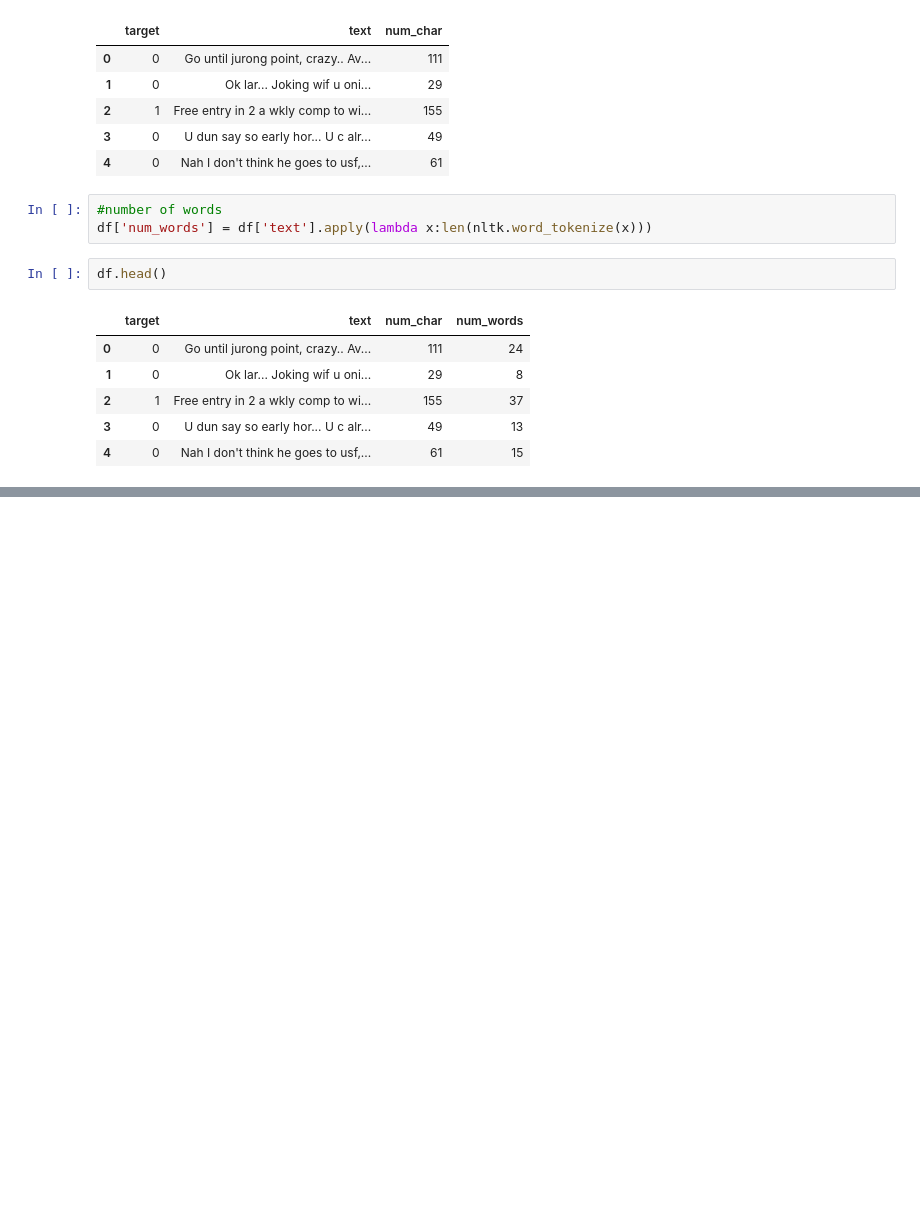
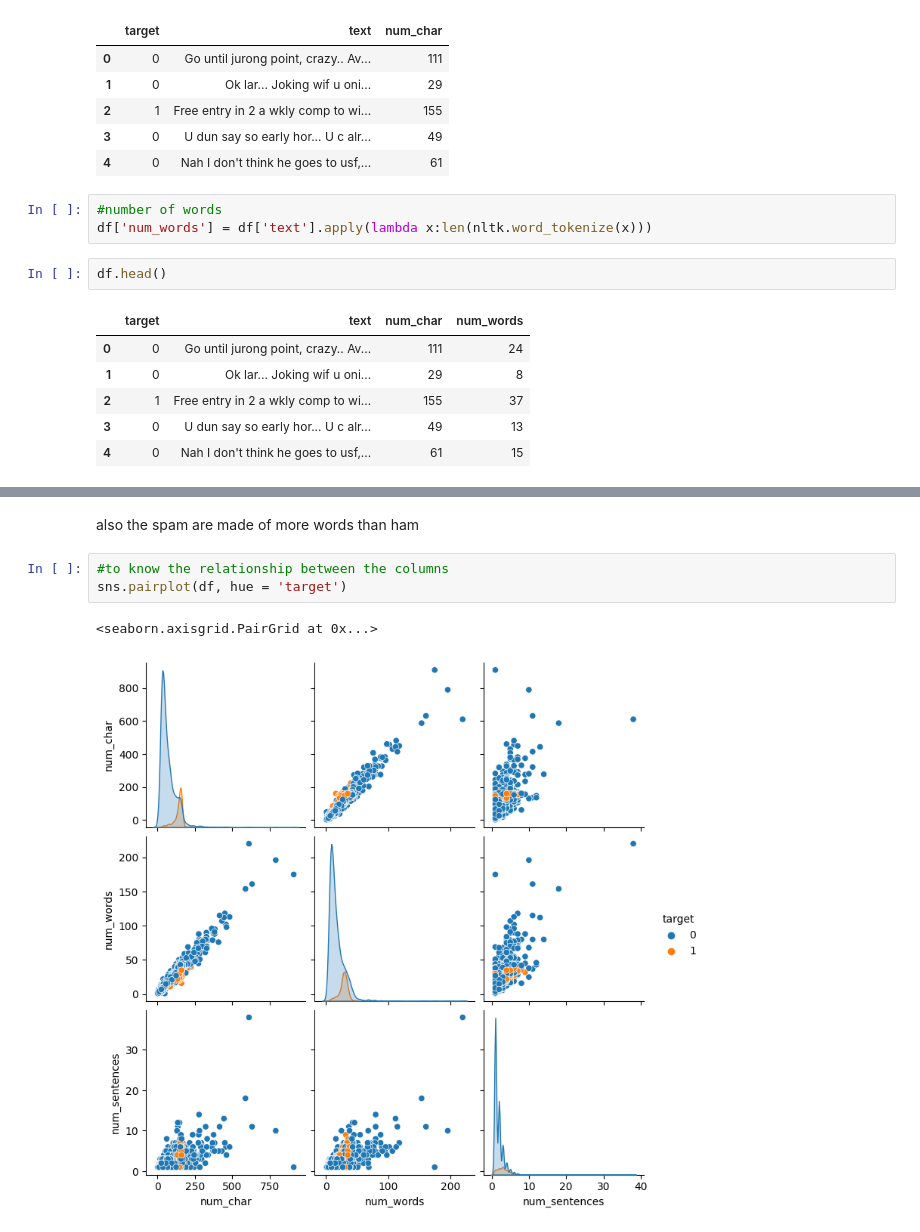
Before and after one commit to Sehaj-kahlon/Mail-Classification, a Jupyter notebook: mail_classifier.ipynb, the cells around one changed output, grey strips where cells are left out. Saved outputs shown, nothing was run; the diff lists cells and outputs as text; blank space fills up the shorter version.

```diff
--- a/mail_classifier.ipynb
+++ b/mail_classifier.ipynb
@@ -142,0 +219,8 @@ df.head()
+# %% [markdown]
+also the spam are made of more words than ham
+# %%
+#to know the relationship between the columns
+sns.pairplot(df, hue = 'target')
+# %% [output]
+<seaborn.axisgrid.PairGrid at 0x...>
+[figure, added]
```
Also changed, not shown: parts of 22 cells of this notebook.
